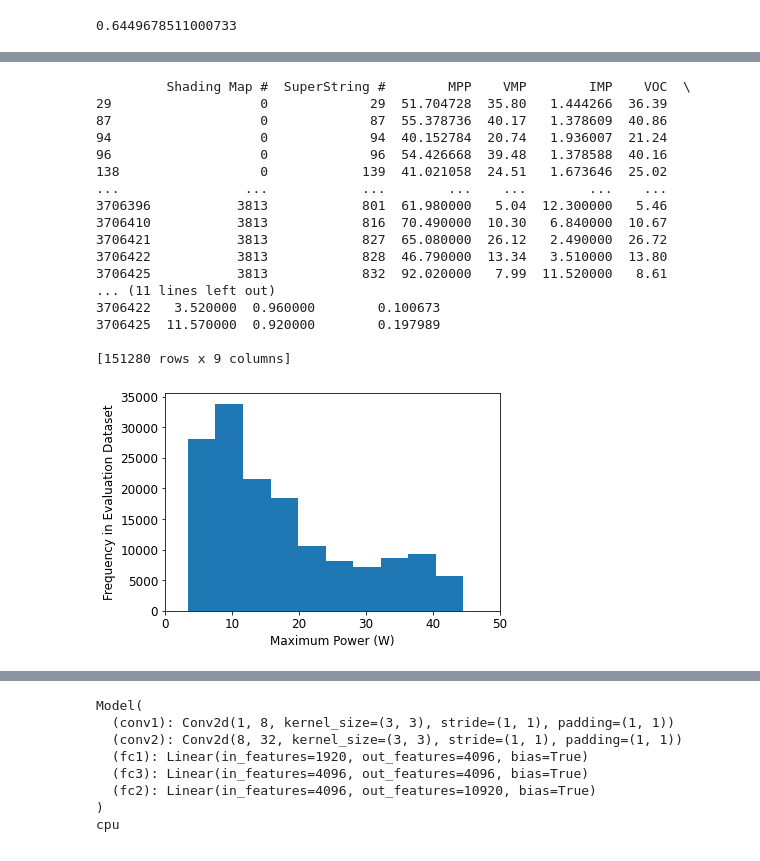
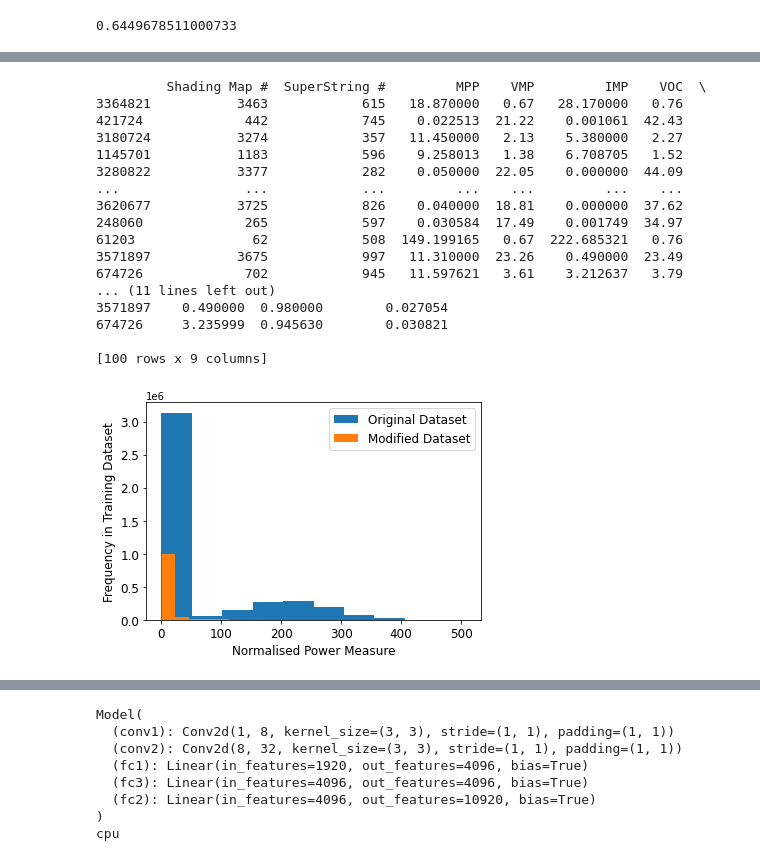
Before and after one commit to martyr37/reconfig-bipv, a Jupyter notebook: Supervised Model.ipynb, the cells around one changed output, grey strips where cells are left out. Cells and saved outputs as stored; diff of their text form; code cells hidden in the pictures.

```diff
--- a/Supervised Model.ipynb
+++ b/Supervised Model.ipynb
@@ -210,37 +225,40 @@ print(df)
 # %%
 vmp_filtered = df.loc[df['VMP']>3]
-vmp_filtered = vmp_filtered.loc[vmp_filtered['IMP']>0.1]
-vmp_filtered = vmp_filtered.loc[df['Normalised MPP']>0.1]
+vmp_filtered = vmp_filtered.loc[vmp_filtered['IMP']>3]
+vmp_filtered = vmp_filtered.loc[df['Normalised MPP']>0.2988]
+vmp_filtered = df.sample(100)
 print(vmp_filtered)
 # %% [output]
-         Shading Map #  SuperString #        MPP    VMP        IMP    VOC  \
-29                   0             29  51.704728  35.80   1.444266  36.39
-87                   0             87  55.378736  40.17   1.378609  40.86
-94                   0             94  40.152784  20.74   1.936007  21.24
-96                   0             96  54.426668  39.48   1.378588  40.16
-138                  0            139  41.021058  24.51   1.673646  25.02
-...                ...            ...        ...    ...        ...    ...
-3706396           3813            801  61.980000   5.04  12.300000   5.46
-3706410           3813            816  70.490000  10.30   6.840000  10.67
-3706421           3813            827  65.080000  26.12   2.490000  26.72
-3706422           3813            828  46.790000  13.34   3.510000  13.80
-3706425           3813            832  92.020000   7.99  11.520000   8.61
+         Shading Map #  SuperString #         MPP    VMP         IMP    VOC  \
+3364821           3463            615   18.870000   0.67   28.170000   0.76
+421724             442            745    0.022513  21.22    0.001061  42.43
+3180724           3274            357   11.450000   2.13    5.380000   2.27
+1145701           1183            596    9.258013   1.38    6.708705   1.52
+3280822           3377            282    0.050000  22.05    0.000000  44.09
+...                ...            ...         ...    ...         ...    ...
+3620677           3725            826    0.040000  18.81    0.000000  37.62
+248060             265            597    0.030584  17.49    0.001749  34.97
+61203               62            508  149.199165   0.67  222.685321   0.76
+3571897           3675            997   11.310000  23.26    0.490000  23.49
+674726             702            945   11.597621   3.61    3.212637   3.79
 ... (11 lines left out)
-3706422   3.520000  0.960000        0.100673
-3706425  11.570000  0.920000        0.197989
+3571897    0.490000  0.980000        0.027054
+674726     3.235999  0.945630        0.030821
 
-[151280 rows x 9 columns]
+[100 rows x 9 columns]
 # %%
 fig, ax = plt.subplots()
-ax.hist(vmp_filtered['VMP'], color='C0')
-#ax.hist(p_list, color='C1')
-ax.set_xlabel('Maximum Power (W)',fontsize='large')
-ax.set_ylabel('Frequency in Evaluation Dataset',fontsize='large')
+ax.hist(df['IMP'], color='C0',bins=10, label = 'Original Dataset')
+ax.hist(vmp_filtered['IMP'], color='C1', label = 'Modified Dataset')
+ax.set_xlabel('Normalised Power Measure',fontsize='large')
+ax.set_ylabel('Frequency in Training Dataset',fontsize='large')
 ax.tick_params(axis='both', labelsize='large')
-ax.set_xlim(0,50)
+ax.ticklabel_format(style='sci',axis='y', scilimits=(0,0))
+ax.legend(fontsize=12)
+#ax.set_xlim(0,300)
 fig.savefig('histogram.png',dpi=300,bbox_inches="tight")
 # %% [output]
-[figure, old version]
+[figure, new version]
 # %%
 """ Create custom dataset """
 
```
Also changed, not shown: parts of 24 cells of this notebook, 11 other files.
